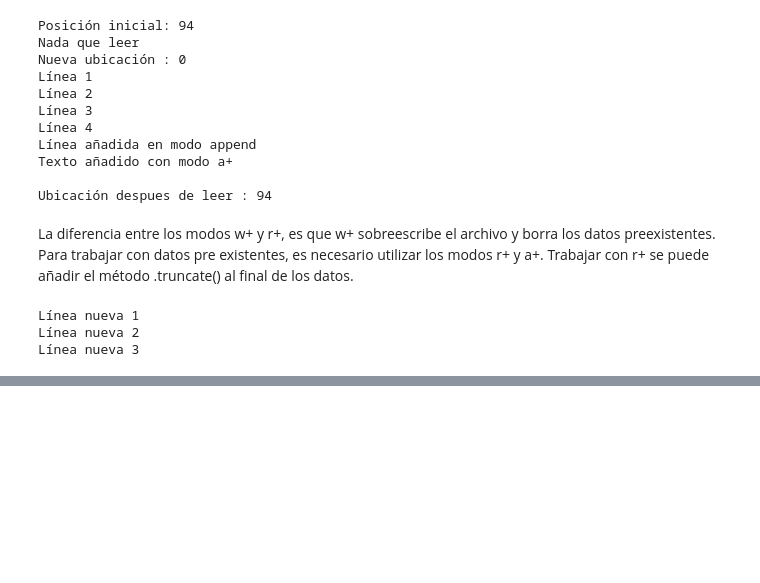
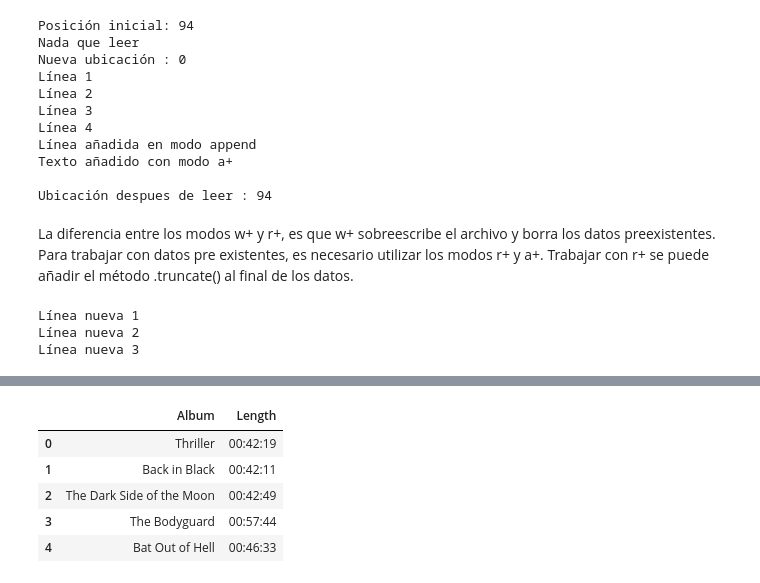
Before and after one commit to PosgradoMNA/actividades-de-aprendizaje-murasakiw, a Jupyter notebook: Semana2_Actividad1_Python_for_Data_Science.ipynb, the cells around one changed output, grey strips where cells are left out. Drawn from its saved outputs; the diff is of its cells as text; code cells hidden in the pictures; blank space fills up the shorter version.

```diff
--- a/Semana2_Actividad1_Python_for_Data_Science.ipynb
+++ b/Semana2_Actividad1_Python_for_Data_Science.ipynb
@@ -233,0 +460,11 @@ Línea nueva 3
+# %%
+#Crear data frame a partir de múltiples columnas
+df2 = songs_frame[['Album', 'Length']]
+df2.head()
+# %% [output]
+|  | Album | Length |
+| 0 | Thriller | 00:42:19 |
+| 1 | Back in Black | 00:42:11 |
+| 2 | The Dark Side of the Moon | 00:42:49 |
+| 3 | The Bodyguard | 00:57:44 |
+| 4 | Bat Out of Hell | 00:46:33 |
```
Also changed, not shown: parts of 15 cells of this notebook.
